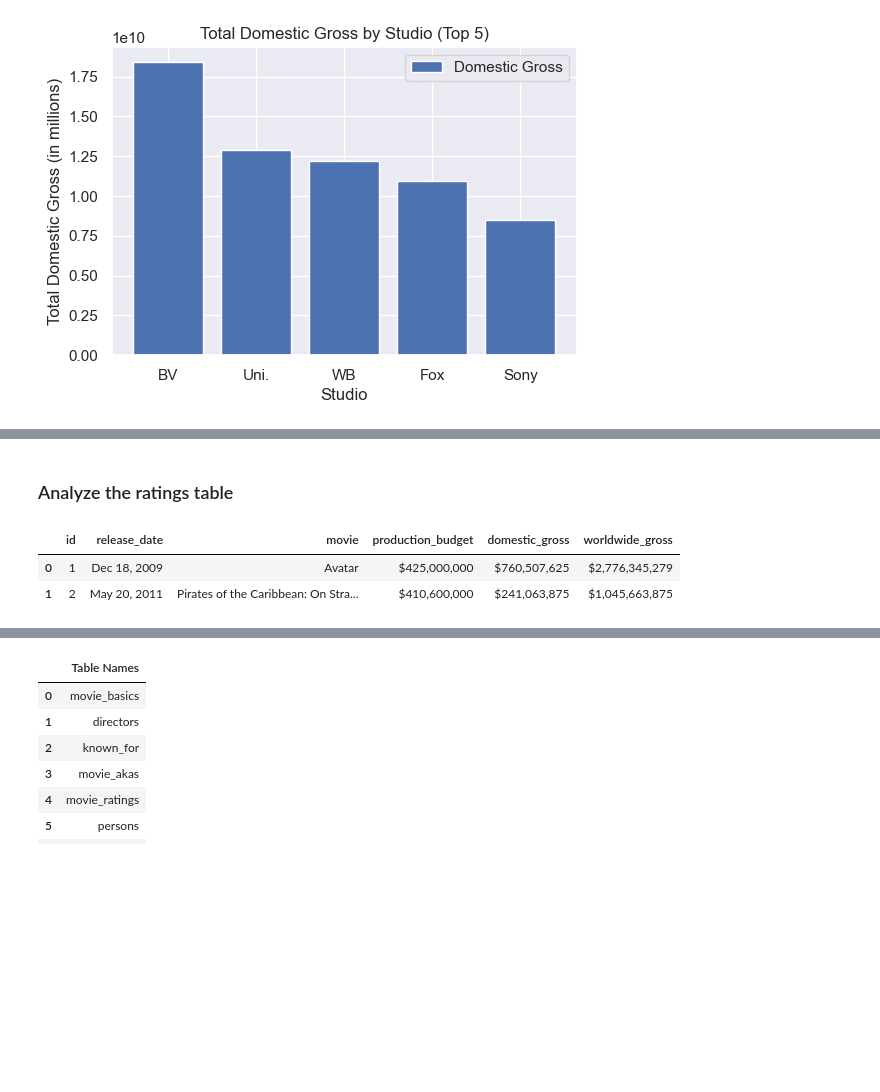
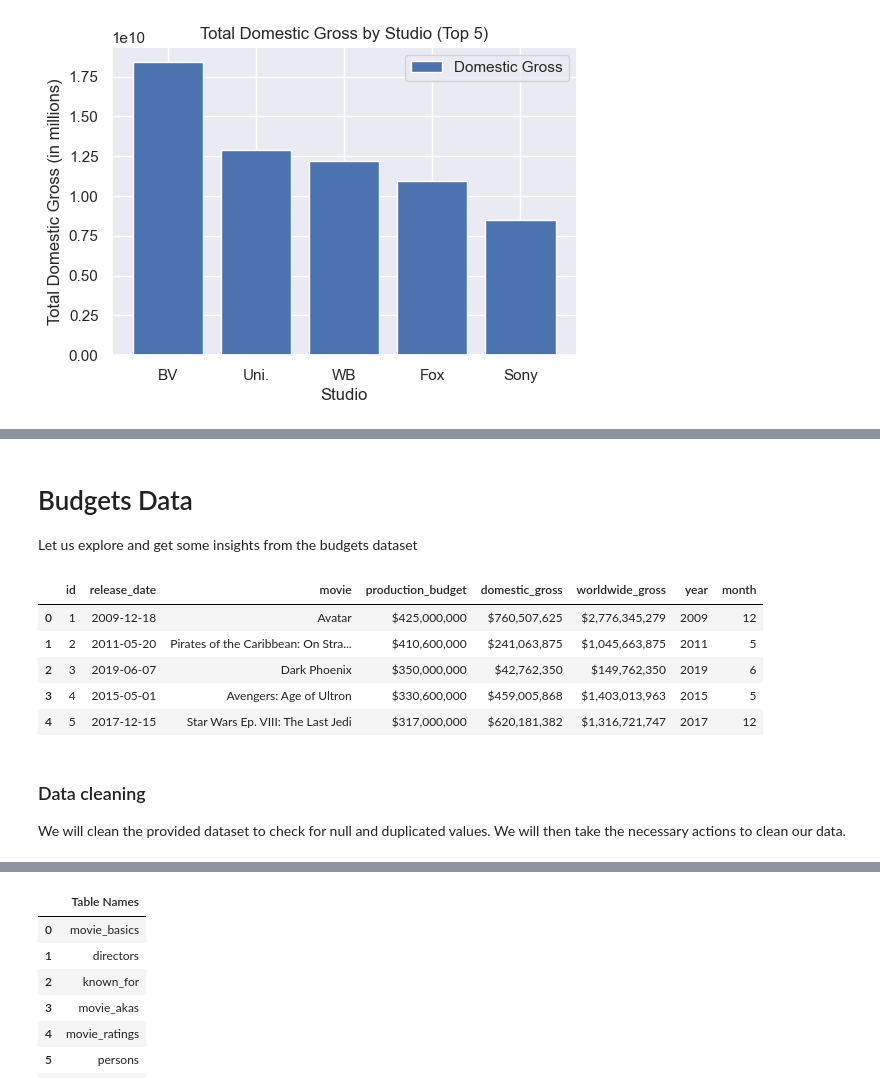
Before and after one commit to D-EKALE/dsc-phase1-project, a Jupyter notebook: student.ipynb, the cells around one changed output, grey strips where cells are left out. Drawn from its saved outputs; the diff is of its cells as text; code cells hidden in the pictures; blank space fills up the shorter version.

```diff
--- a/student.ipynb
+++ b/student.ipynb
@@ -79,11 +112,18 @@ ax.legend();
 # %% [markdown]
-### Analyze the ratings table
+# Budgets Data
+Let us explore and get some insights from the budgets dataset
 # %%
-budgets.head(2)
+budgets.head()
 # %% [output]
-|  | id | release_date | movie | production_budget | domestic_gross | worldwide_gross |
-| 0 | 1 | Dec 18, 2009 | Avatar | $425,000,000 | $760,507,625 | $2,776,345,279 |
-| 1 | 2 | May 20, 2011 | Pirates of the Caribbean: On Stra... | $410,600,000 | $241,063,875 | $1,045,663,875 |
+|  | id | release_date | movie | production_budget | domestic_gross | worldwide_gross | year | month |
+| 0 | 1 | 2009-12-18 | Avatar | $425,000,000 | $760,507,625 | $2,776,345,279 | 2009 | 12 |
+| 1 | 2 | 2011-05-20 | Pirates of the Caribbean: On Stra... | $410,600,000 | $241,063,875 | $1,045,663,875 | 2011 | 5 |
+| 2 | 3 | 2019-06-07 | Dark Phoenix | $350,000,000 | $42,762,350 | $149,762,350 | 2019 | 6 |
+| 3 | 4 | 2015-05-01 | Avengers: Age of Ultron | $330,600,000 | $459,005,868 | $1,403,013,963 | 2015 | 5 |
+| 4 | 5 | 2017-12-15 | Star Wars Ep. VIII: The Last Jedi | $317,000,000 | $620,181,382 | $1,316,721,747 | 2017 | 12 |
+# %% [markdown]
+### Data cleaning
+We will clean the provided dataset to check for null and duplicated values. We will then take the necessary actions to clean our data.
 # %%
 budgets.info()
 # %% [output]
```
Also changed, not shown: parts of 39 cells of this notebook.
